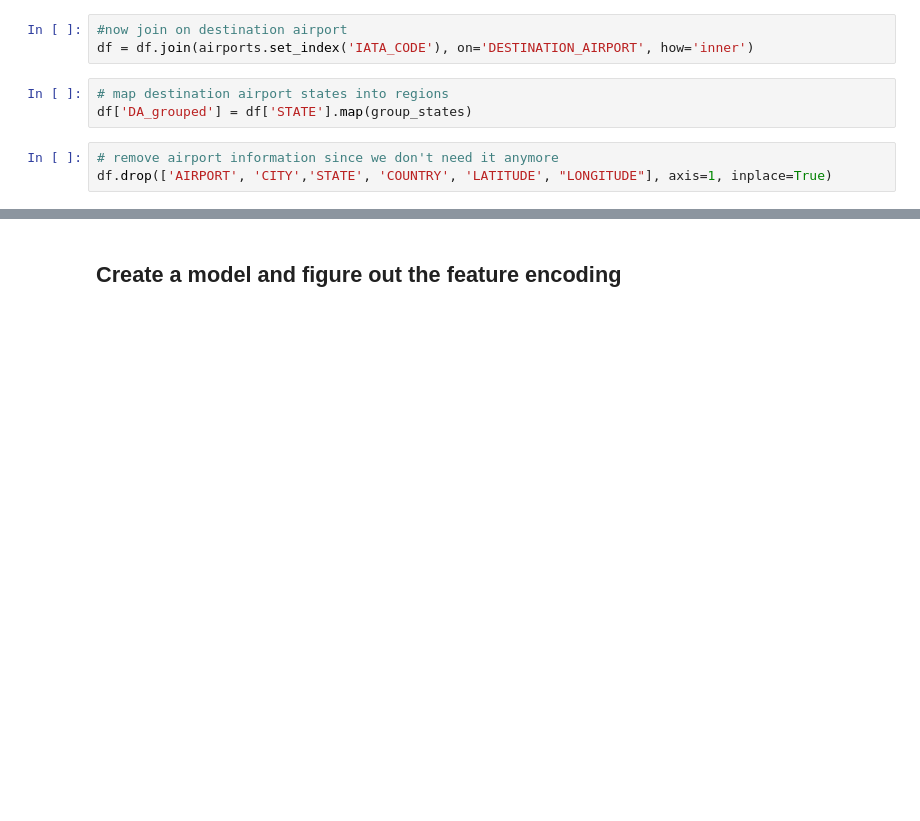
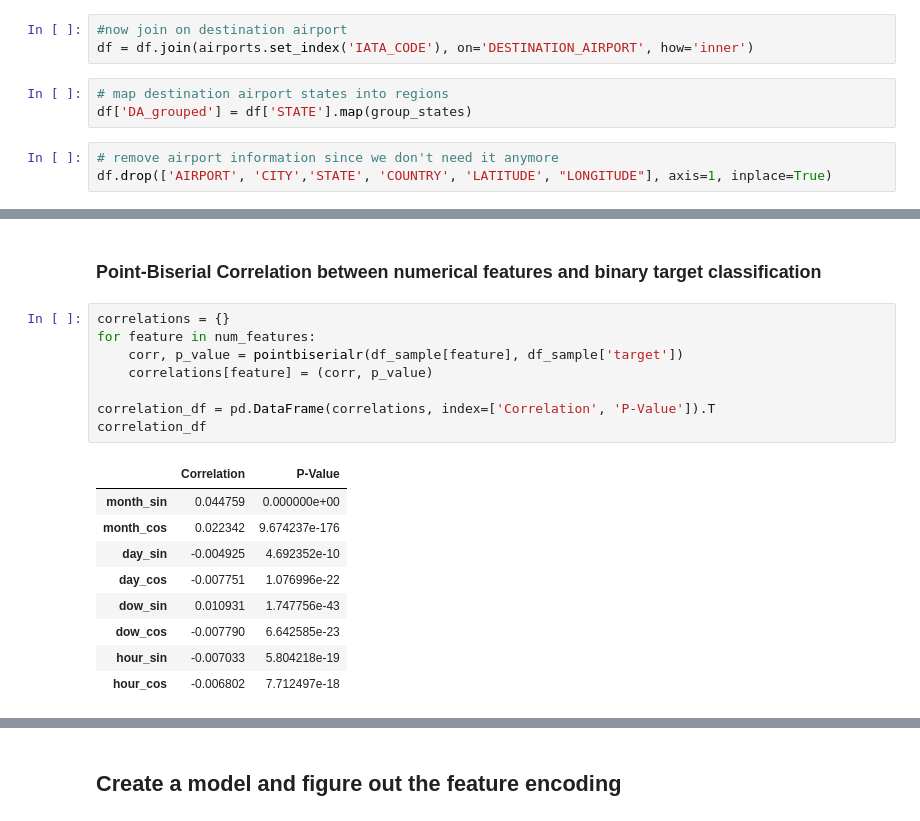
Before and after one commit to nam0mi/FlightDelayPredictor, a Jupyter notebook: FlightDelayPredictor.ipynb, the cells around one changed output, grey strips where cells are left out. Saved outputs shown, nothing was run; the diff lists cells and outputs as text; blank space fills up the shorter version.

```diff
--- a/FlightDelayPredictor.ipynb
+++ b/FlightDelayPredictor.ipynb
@@ -342,0 +375,20 @@ since p-value is 0, this means the features are statistically significant and ha
+# %% [markdown]
+### Point-Biserial Correlation between numerical features and binary target classification
+# %%
+correlations = {}
+for feature in num_features:
+    corr, p_value = pointbiserialr(df_sample[feature], df_sample['target'])
+    correlations[feature] = (corr, p_value)
+
+correlation_df = pd.DataFrame(correlations, index=['Correlation', 'P-Value']).T
+correlation_df
+# %% [output]
+|  | Correlation | P-Value |
+| month_sin | 0.044759 | 0.000000e+00 |
+| month_cos | 0.022342 | 9.674237e-176 |
+| day_sin | -0.004925 | 4.692352e-10 |
+| day_cos | -0.007751 | 1.076996e-22 |
+| dow_sin | 0.010931 | 1.747756e-43 |
+| dow_cos | -0.007790 | 6.642585e-23 |
+| hour_sin | -0.007033 | 5.804218e-19 |
+| hour_cos | -0.006802 | 7.712497e-18 |
```
Also changed, not shown: parts of 35 cells of this notebook.
